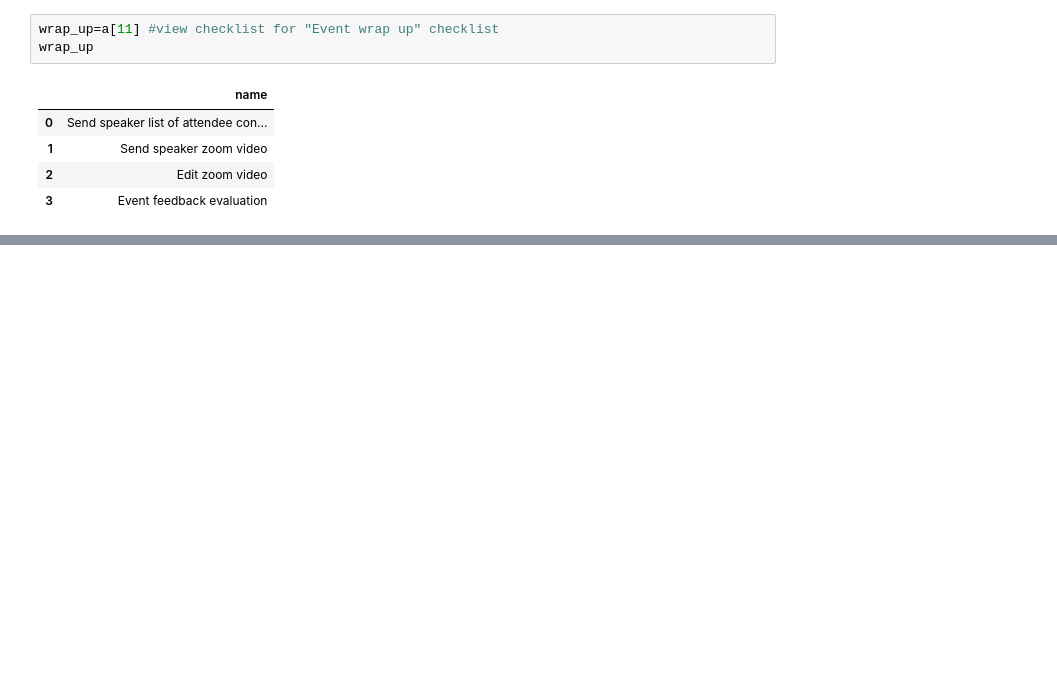
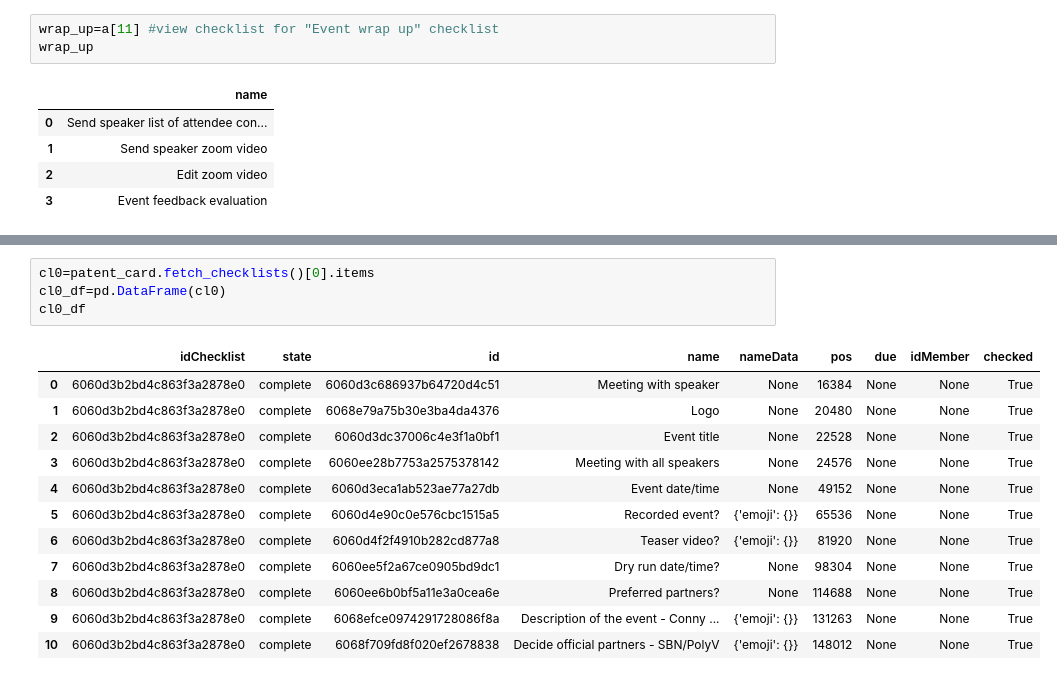
Before and after one commit to hirephd-org/Trello, a Jupyter notebook: Event_checklist_items_git.ipynb, the cells around one changed output, grey strips where cells are left out. Cells and saved outputs as stored; diff of their text form; blank space fills up the shorter version.

```diff
--- a/Event_checklist_items_git.ipynb
+++ b/Event_checklist_items_git.ipynb
@@ -133,0 +160,17 @@ wrap_up
+# %%
+cl0=patent_card.fetch_checklists()[0].items
+cl0_df=pd.DataFrame(cl0)
+cl0_df
+# %% [output]
+|  | idChecklist | state | id | name | nameData | pos | due | idMember | checked |
+| 0 | 6060d3b2bd4c863f3a2878e0 | complete | 6060d3c686937b64720d4c51 | Meeting with speaker | None | 16384 | None | None | True |
+| 1 | 6060d3b2bd4c863f3a2878e0 | complete | 6068e79a75b30e3ba4da4376 | Logo | None | 20480 | None | None | True |
+| 2 | 6060d3b2bd4c863f3a2878e0 | complete | 6060d3dc37006c4e3f1a0bf1 | Event title | None | 22528 | None | None | True |
+| 3 | 6060d3b2bd4c863f3a2878e0 | complete | 6060ee28b7753a2575378142 | Meeting with all speakers | None | 24576 | None | None | True |
+| 4 | 6060d3b2bd4c863f3a2878e0 | complete | 6060d3eca1ab523ae77a27db | Event date/time | None | 49152 | None | None | True |
+| 5 | 6060d3b2bd4c863f3a2878e0 | complete | 6060d4e90c0e576cbc1515a5 | Recorded event? | {'emoji': {}} | 65536 | None | None | True |
+| 6 | 6060d3b2bd4c863f3a2878e0 | complete | 6060d4f2f4910b282cd877a8 | Teaser video? | {'emoji': {}} | 81920 | None | None | True |
+| 7 | 6060d3b2bd4c863f3a2878e0 | complete | 6060ee5f2a67ce0905bd9dc1 | Dry run date/time? | None | 98304 | None | None | True |
+| 8 | 6060d3b2bd4c863f3a2878e0 | complete | 6060ee6b0bf5a11e3a0cea6e | Preferred partners? | None | 114688 | None | None | True |
+| 9 | 6060d3b2bd4c863f3a2878e0 | complete | 6068efce0974291728086f8a | Description of the event - Conny ... | {'emoji': {}} | 131263 | None | None | True |
+| 10 | 6060d3b2bd4c863f3a2878e0 | complete | 6068f709fd8f020ef2678838 | Decide official partners - SBN/PolyV | {'emoji': {}} | 148012 | None | None | True |
```
Also changed, not shown: parts of 9 cells of this notebook.
